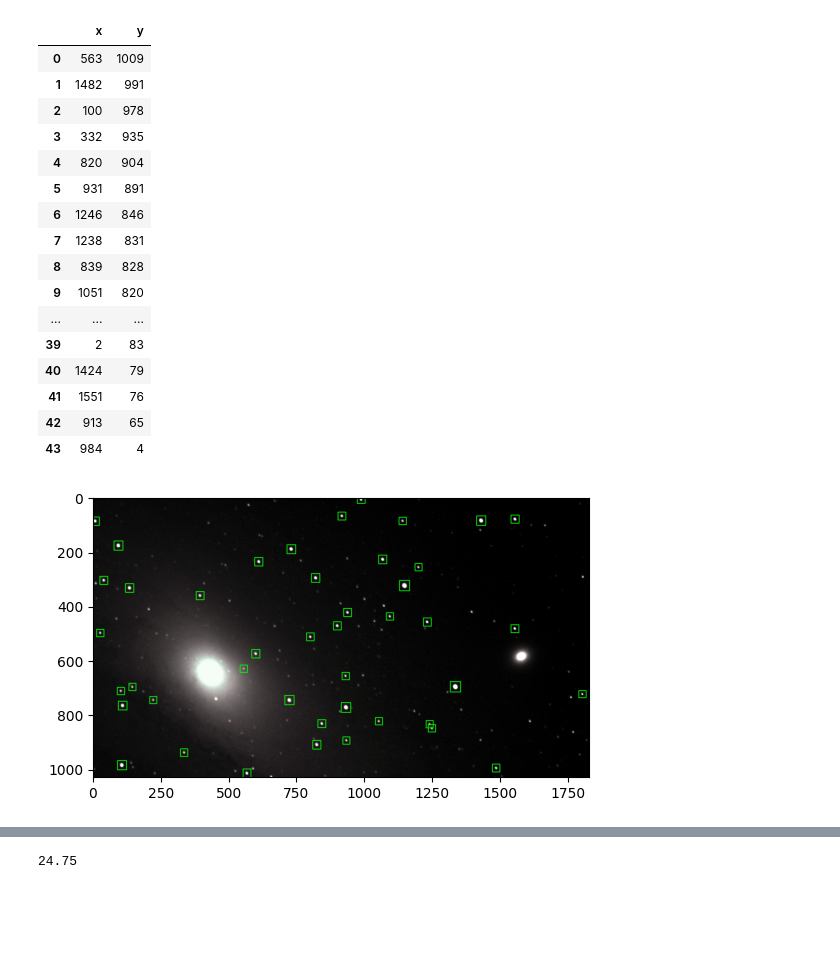
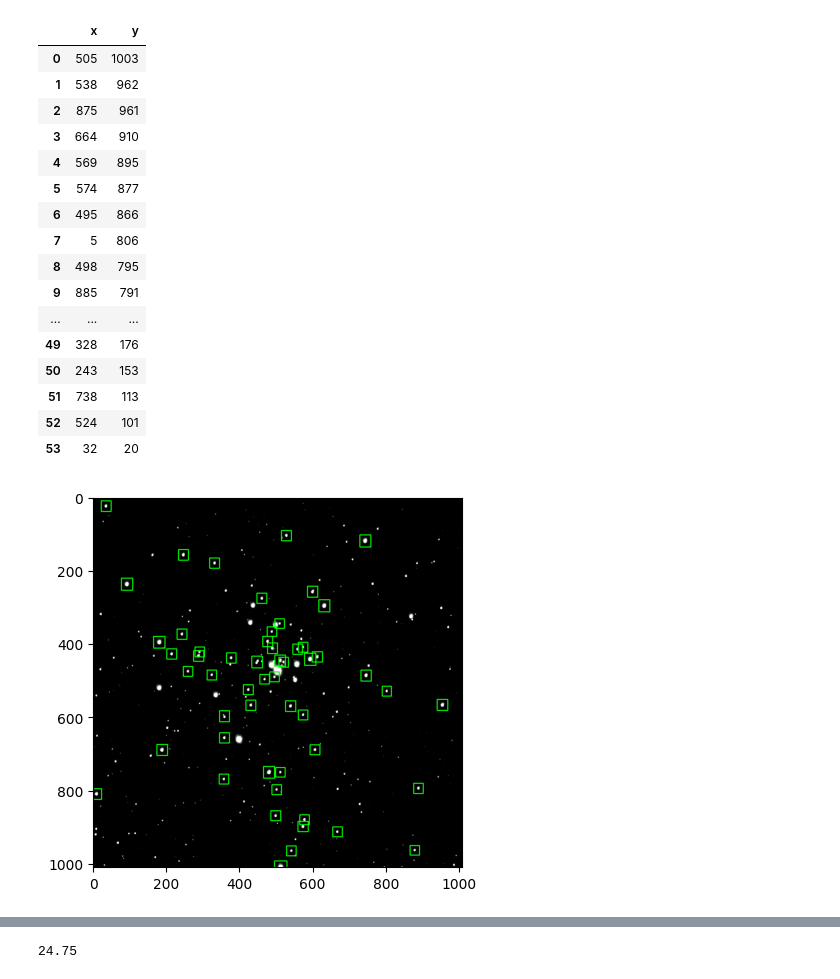
Before and after one commit to jamespandaz/dc-sonification, a Jupyter notebook: sonification.ipynb, the cells around one changed output, grey strips where cells are left out. Saved outputs shown, nothing was run; the diff lists cells and outputs as text; code cells hidden in the pictures; blank space fills up the shorter version.

Commit message:
added images and midi files

```diff
--- a/sonification.ipynb
+++ b/sonification.ipynb
@@ -20,54 +20,54 @@ class ObjectPosition:
         }
 # %%
 lower_bound = 20
-upper_bound = 1000
+upper_bound = 100
 
 objects = []
 # source data
-img_file = "images/andronmeda(cropped).jpg"
+img_file = "images/trifid1(cropped).jpg"
 
 # create an OpenCV image
 img = cv2.imread(img_file)
 
 # convert color image to grey image
 gray_img = cv2.cvtColor(img, cv2.COLOR_BGR2GRAY)
 
 im_gauss = cv2.GaussianBlur(gray_img, (5, 5), 0)
 ret, thresh = cv2.threshold(im_gauss, 127, 255, 0)
 # get contours
 contours, hierarchy = cv2.findContours(thresh, cv2.RETR_TREE, cv2.CHAIN_APPROX_SIMPLE)
 
 margin = 10
 # calculate area and filter
 for con in contours:
     area = cv2.contourArea(con)
     if lower_bound < area < upper_bound:
         x,y,w,h = cv2.boundingRect(con)
         objects.append(ObjectPosition(x, y))
         cv2.rectangle(img, (x-margin, y-margin), (x + w+margin, y + h+margin), (0,255,0), 2)
 
 plt.imshow(img, cmap='gray')
 df = pd.DataFrame.from_records([object.to_dict() for object in objects])
 display(df)
 # %% [output]
 |  | x | y |
-| 0 | 563 | 1009 |
-| 1 | 1482 | 991 |
-| 2 | 100 | 978 |
-| 3 | 332 | 935 |
-| 4 | 820 | 904 |
-| 5 | 931 | 891 |
-| 6 | 1246 | 846 |
-| 7 | 1238 | 831 |
-| 8 | 839 | 828 |
-| 9 | 1051 | 820 |
+| 0 | 505 | 1003 |
+| 1 | 538 | 962 |
+| 2 | 875 | 961 |
+| 3 | 664 | 910 |
+| 4 | 569 | 895 |
+| 5 | 574 | 877 |
+| 6 | 495 | 866 |
+| 7 | 5 | 806 |
+| 8 | 498 | 795 |
+| 9 | 885 | 791 |
 | ... | ... | ... |
-| 39 | 2 | 83 |
-| 40 | 1424 | 79 |
-| 41 | 1551 | 76 |
-| 42 | 913 | 65 |
-| 43 | 984 | 4 |
+| 49 | 328 | 176 |
+| 50 | 243 | 153 |
+| 51 | 738 | 113 |
+| 52 | 524 | 101 |
+| 53 | 32 | 20 |
-[figure, old version]
+[figure, new version]
 # %%
 # @title x vs y
 df.plot(kind='scatter', y='y', x='x', s=32, alpha=.8)
```
Also changed, not shown: parts of 3 cells of this notebook, 15 other files.
